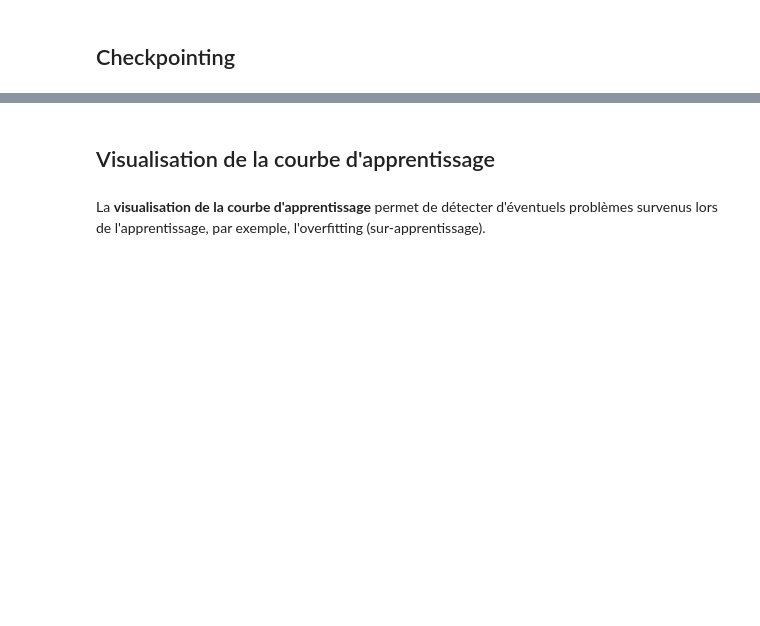
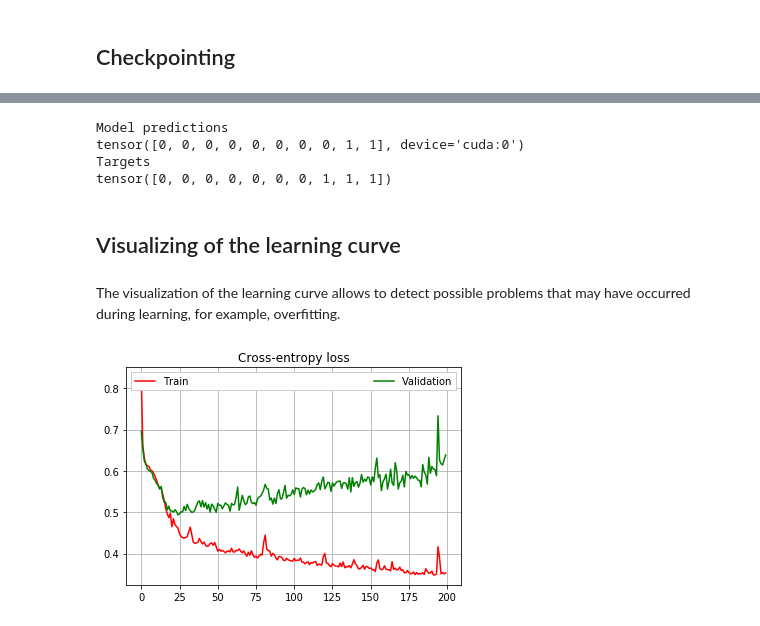
Before and after one commit to mila-iqia/ivado-mila-dl-school-2019, a Jupyter notebook: tutorials/MLP_to_complete.ipynb, the cells around one changed output, grey strips where cells are left out. Saved outputs shown, nothing was run; the diff lists cells and outputs as text; code cells hidden in the pictures; blank space fills up the shorter version.

```diff
--- a/tutorials/MLP_to_complete.ipynb
+++ b/tutorials/MLP_to_complete.ipynb
@@ -618,0 +312,21 @@ def evaluate(model, eval_loader, device):
+# %%
+# Model definition
+neural_net = NeuralNet()
+neural_net = neural_net.to(device)
+
+# Eval mode activation
+neural_net = neural_net.eval()
+
+# Select the first 5 data points
+data, target = val_dataset[0:5]
+data = data.to(device)
+target = target.to(device)
+
+# Forward propagation of the data through the model
+output = neural_net(data)   # equivalent to neural_net.forward(data)
+
+# Convert the logits into probabilities with softmax function
+output_proba = ... # To complete.
+
+# Printing the probability
+print(output_proba)
@@ -733,29 +699,36 @@ print(output_proba)
 # %%
-# Affichage des prédictions (classe ayant la plus grande probabilités)
+# For each example, retrieve the class with the highest probability.
 _, prediction = torch.max(output_proba, dim=1)
 
-print("Prédiction du modèle")
+print("Model predictions")
 print(prediction)
 
-# Affichage de la vrai target
-print("Données réelles")
+print("Targets")
 print(target)
+# %% [output]
+Model predictions
+tensor([0, 0, 0, 0, 0, 0, 0, 0, 1, 1], device='cuda:0')
+Targets
+tensor([0, 0, 0, 0, 0, 0, 0, 1, 1, 1])
-# %% [markdown]
-## Visualisation de la courbe d'apprentissage
-# %% [markdown]
-La <b>visualisation de la courbe d'apprentissage</b> permet de détecter d'éventuels problèmes survenus lors de l'apprentissage, par exemple, l'overfitting (sur-apprentissage).
+# %% [markdown]
+## Visualizing of the learning curve
+# %% [markdown]
+The visualization of the learning curve allows to detect possible problems that may have occurred during learning, for example, overfitting.
 # %%
 import matplotlib.pyplot as plt
 %matplotlib inline
 
 x = list(range(len(train_losses)))
 
 ax = plt.subplot(111)
 plt.plot(x, train_losses, 'r', label="Train")
 plt.plot(x, val_losses, 'g', label="Validation")
-plt.title('Loss')
-leg = plt.legend(loc='best', ncol=2, mode="expand", shadow=True, fancybox=True)
+plt.title('Cross-entropy loss')
+plt.grid()
+leg = plt.legend(loc='best', ncol=2, mode="expand", shadow=False, fancybox=False)
 leg.get_frame().set_alpha(0.99)
+# %% [output]
+[figure, added]
 # %%
 x = list(range(len(train_accuracies)))
 
```
Also changed, not shown: parts of 157 cells of this notebook, 1 other file.
